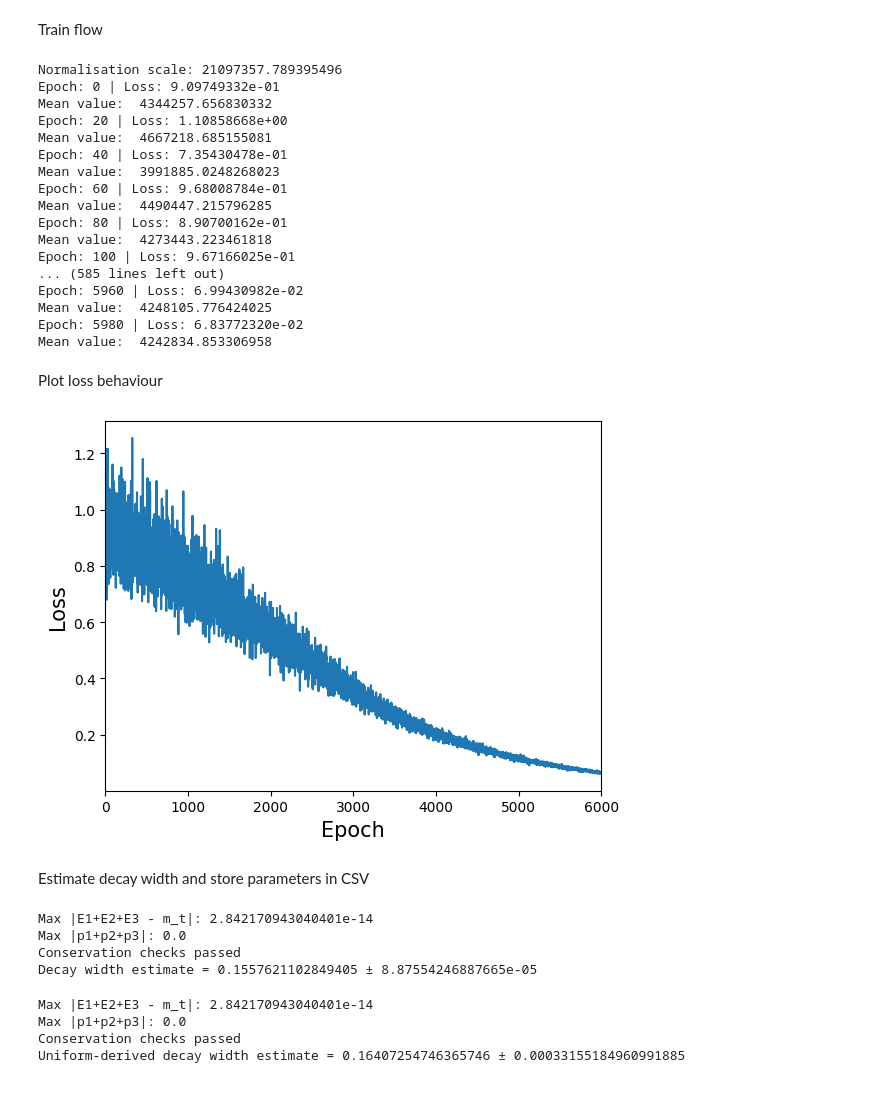
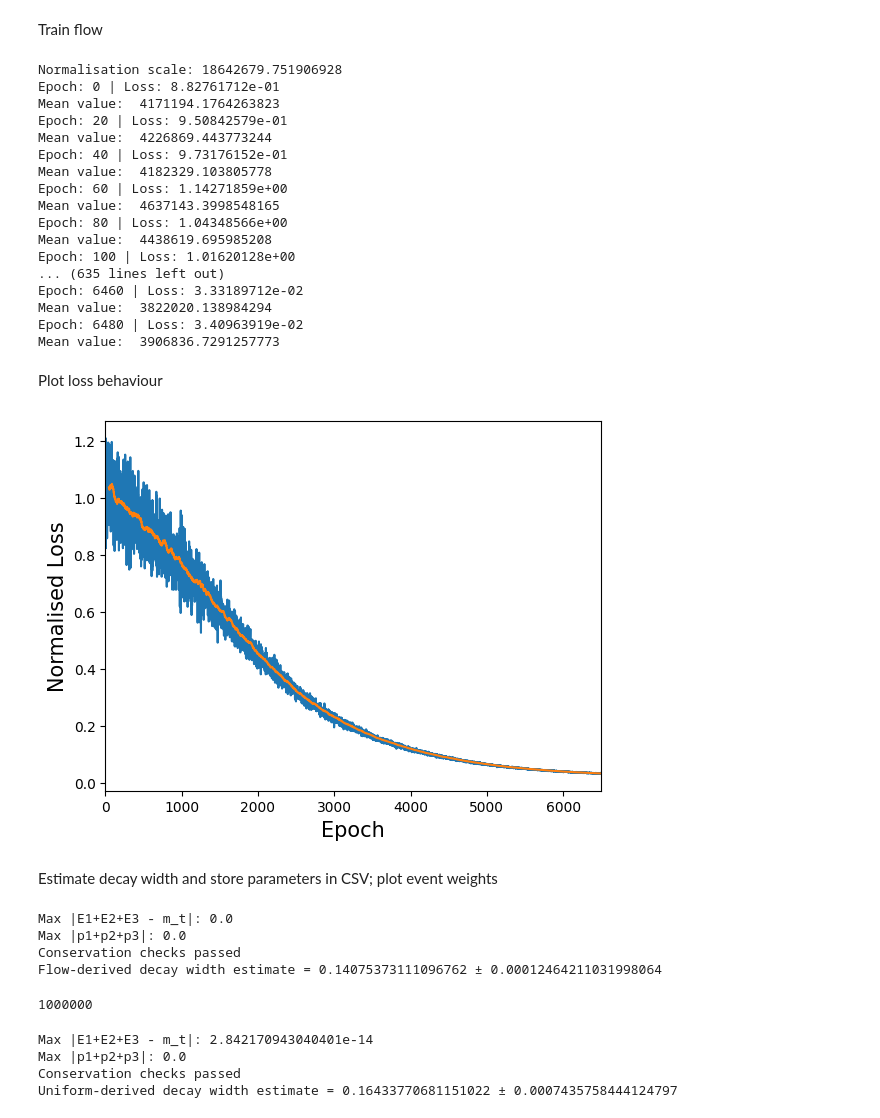
Before and after one commit to alracey/level4-project, a Jupyter notebook: decay_flow.ipynb, the cells around one changed output. Saved outputs shown, nothing was run; the diff lists cells and outputs as text; code cells hidden in the pictures.

Commit message:
Added up to resonance plot on decay_flow

```diff
--- a/decay_flow.ipynb
+++ b/decay_flow.ipynb
@@ -69,48 +69,66 @@ final_loss, loss_values, flow = cl.train_loop_decay(
     B_dims=B_dims,
     K=64,
     hidden_size=16,
-    N=5000,
-    epochs=6000,
+    N=8000,
+    epochs=6500,
     lr=3e-5,
     device=device,
     dtype=np.float64,
     ticker=True
 )
 # %% [output]
-Normalisation scale: 21097357.789395496
-Epoch: 0 | Loss: 9.09749332e-01
-Mean value:  4344257.656830332
-Epoch: 20 | Loss: 1.10858668e+00
-Mean value:  4667218.685155081
-Epoch: 40 | Loss: 7.35430478e-01
-Mean value:  3991885.0248268023
-Epoch: 60 | Loss: 9.68008784e-01
-Mean value:  4490447.215796285
-Epoch: 80 | Loss: 8.90700162e-01
-Mean value:  4273443.223461818
-Epoch: 100 | Loss: 9.67166025e-01
-... (585 lines left out)
-Epoch: 5960 | Loss: 6.99430982e-02
-Mean value:  4248105.776424025
-Epoch: 5980 | Loss: 6.83772320e-02
-Mean value:  4242834.853306958
+Normalisation scale: 18642679.751906928
+Epoch: 0 | Loss: 8.82761712e-01
+Mean value:  4171194.1764263823
+Epoch: 20 | Loss: 9.50842579e-01
+Mean value:  4226869.443773244
+Epoch: 40 | Loss: 9.73176152e-01
+Mean value:  4182329.103805778
+Epoch: 60 | Loss: 1.14271859e+00
+Mean value:  4637143.3998548165
+Epoch: 80 | Loss: 1.04348566e+00
+Mean value:  4438619.695985208
+Epoch: 100 | Loss: 1.01620128e+00
+... (635 lines left out)
+Epoch: 6460 | Loss: 3.33189712e-02
+Mean value:  3822020.138984294
+Epoch: 6480 | Loss: 3.40963919e-02
+Mean value:  3906836.7291257773
 # %% [markdown]
 Plot loss behaviour
+# %%
+def moving_average(loss_values, window_size=50):
+    if loss_values.dim() != 1:
+        raise ValueError("loss_values must be 1D")
+    if window_size < 1:
+        raise ValueError("window_size must be at least 1")
+
+    mov_avg = torch.empty(len(loss_values) - window_size + 1, dtype=loss_values.dtype, device=loss_values.device)
+    for i in range(window_size - 1, len(loss_values)):
+        mov_avg[i - window_size + 1] = loss_values[i - window_size + 1:i + 1].mean()
+
+    return mov_avg, window_size
+
+
+mov_avg, window_size = moving_average(loss_values.cpu(), window_size=50)
 # %%
 fig, ax = plt.subplots()
 
 epochs_plot = torch.arange(len(loss_values))
-ax.plot(epochs_plot, loss_values.cpu().numpy())
+epochs_avg = epochs_plot[window_size - 1:]
+ax.plot(epochs_plot, loss_values.cpu().numpy(), label='Raw loss')
+
+ax.plot(epochs_avg, mov_avg, label='Moving average')
 
 ax.set_xlabel('Epoch', fontsize=15)
-ax.set_ylabel('Loss', fontsize=15)
+ax.set_ylabel('Normalised Loss', fontsize=15)
 ax.set_xlim(0, len(loss_values))
 
 plt.show()
 # %% [output]
-[figure, old version]
+[figure, new version]
 # %% [markdown]
-Estimate decay width and store parameters in CSV
+Estimate decay width and store parameters in CSV; plot event weights
 # %%
 def flow_decay_width_estimator(flow, B_total, chunk_size):
 
@@ -199,20 +224,24 @@ def uniform_decay_width_estimator(B_total, chunk_size):
 # %%
-mean, stderr = flow_decay_width_estimator(flow, B_total=5000000, chunk_size=100000)
+mean, stderr, weights = flow_decay_width_estimator(flow, B_total=1000000, chunk_size=100000)
 
 print(f"Flow-derived decay width estimate = {mean} ± {stderr}")
 # %% [output]
-Max |E1+E2+E3 - m_t|: 2.842170943040401e-14
+Max |E1+E2+E3 - m_t|: 0.0
 Max |p1+p2+p3|: 0.0
 Conservation checks passed
-Decay width estimate = 0.1557621102849405 ± 8.87554246887665e-05
+Flow-derived decay width estimate = 0.14075373111096762 ± 0.00012464211031998064
+# %%
+print(len(weights))
+# %% [output]
+1000000
 # %%
-mean_u, stderr_u = uniform_decay_width_estimator(B_total=5000000, chunk_size=100000)
+mean_u, stderr_u, weights_u = uniform_decay_width_estimator(B_total=1000000, chunk_size=100000)
 print(f"Uniform-derived decay width estimate = {mean_u} ± {stderr_u}")
 # %% [output]
 Max |E1+E2+E3 - m_t|: 2.842170943040401e-14
 Max |p1+p2+p3|: 0.0
 Conservation checks passed
-Uniform-derived decay width estimate = 0.16407254746365746 ± 0.00033155184960991885
+Uniform-derived decay width estimate = 0.16433770681151022 ± 0.0007435758444124797
 # %%
 import pandas as pd
 import os
```
Also changed, not shown: parts of 10 cells of this notebook, 2 other files.
